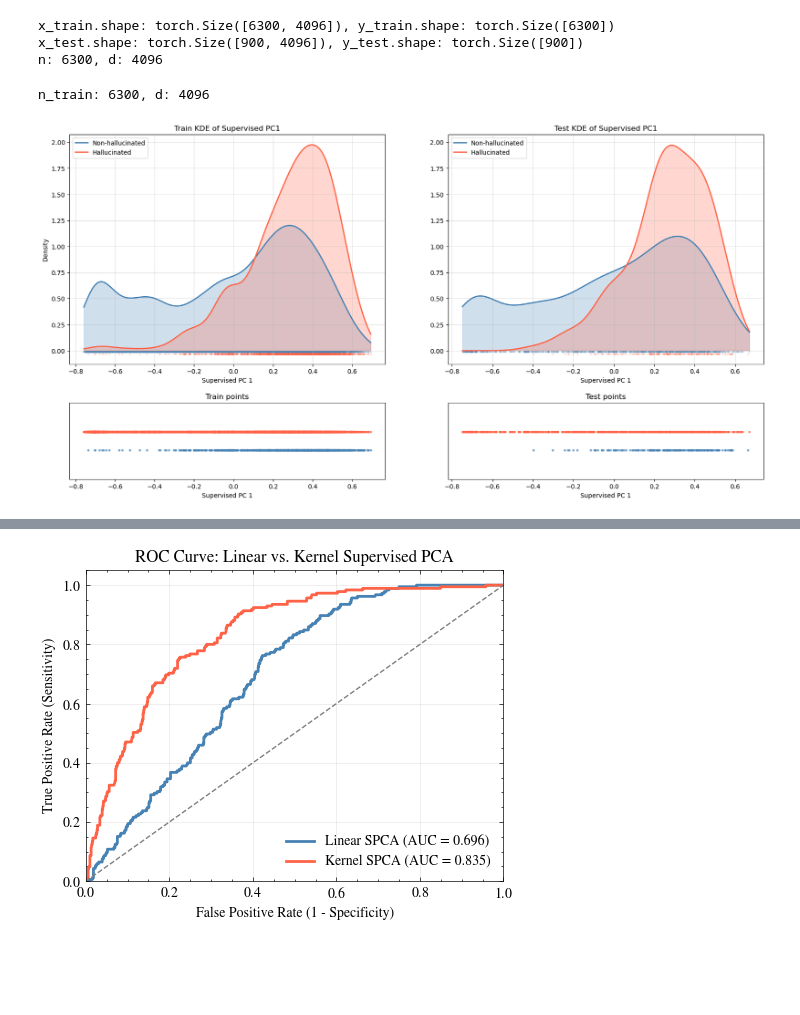
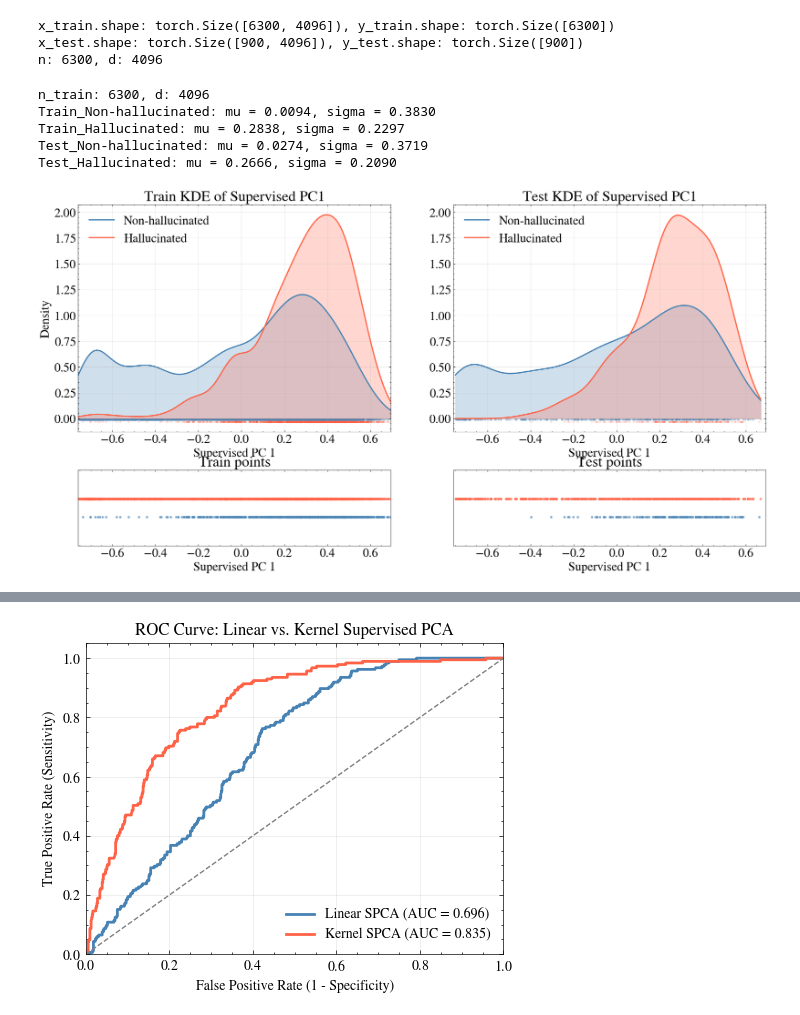
Before and after one commit to afsharim/learn-to-steer, a Jupyter notebook: src/examples/milad/extract_model_responses_train_llava_x_prompt.ipynb, the cells around one changed output, grey strips where cells are left out. Saved outputs shown, nothing was run; the diff lists cells and outputs as text; code cells hidden in the pictures; blank space fills up the shorter version.

```diff
--- a/src/examples/milad/extract_model_responses_train_llava_x_prompt.ipynb
+++ b/src/examples/milad/extract_model_responses_train_llava_x_prompt.ipynb
@@ -7,12 +7,13 @@ from sklearn.model_selection import train_test_split
 import matplotlib.pyplot as plt
 import random
 from scipy.stats import gaussian_kde
-
+import scienceplots
+plt.style.use(['science', 'no-latex'])
 
 seed=0
 set_seed(seed)
 
-device = torch.device("cuda:7" if torch.cuda.is_available() else "cpu")
+device = torch.device("cuda:6" if torch.cuda.is_available() else "cpu")
 
 data = torch.load("/research/hal-afsharim/learn-to-steer/Hallucination/POPE/hallucination/features/save_hidden_states_llava_pope_train_features_normal_14_all_-1_milad.pth")
 pos_data = torch.load("/research/hal-afsharim/learn-to-steer/Hallucination/POPE/hallucination/features/save_hidden_states_for_l2s_llava_pope_train_features_pos_answers_14_all_all_train_-1.pth")
@@ -235,7 +236,8 @@ y_test_np  = y_label_t.detach().cpu().numpy().ravel()
 
 xs_train = np.linspace(z_train_np.min() , z_train_np.max() , 500)
 xs_test  = np.linspace(z_test_np.min() , z_test_np.max() , 500)
-
+#change the font size of the plots to be larger for better visibility
+plt.rcParams.update({'font.size': 20})
 stats = {}
 # build a 2x2 grid: top row = KDEs, bottom row = corresponding scatter strips
 fig = plt.figure(figsize=(20, 10))
@@ -272,34 +274,38 @@ for ax, zs, ys, xs, title in [
     ax.grid(True, alpha=0.4)
     if ax is ax_kde_train:
         ax.set_ylabel("Density")
     ax.legend()
 
 # Bottom row: horizontal scatter strips (one small row per train/test)
 for ax, zs, ys, xs, title in [
     (ax_scatter_train, z_train_np, y_train_np, xs_train, "Train points"),
     (ax_scatter_test,  z_test_np,  y_test_np,  xs_test,  "Test points")
 ]:
     for cls, color, yval in [(-1, "tomato", 0.12), (1, "steelblue", -0.12)]:
         mask = ys == cls
         if mask.sum() == 0:
             continue
         y_vals = np.full(mask.sum(), yval)
         ax.scatter(zs[mask], y_vals, color=color, alpha=0.6, s=8)
 
     ax.set_yticks([])
     ax.set_title(title)
     ax.set_xlabel("Supervised PC 1")
     # keep a small vertical margin so points are visible
     ax.set_ylim(-0.5, 0.5)
     # align x-limits with the corresponding KDE x-range
     ax.set_xlim(min(xs_train.min(), xs_test.min()), max(xs_train.max(), xs_test.max()))
 
 
 plt.tight_layout()
 plt.show()
 # %% [output]
 n_train: 6300, d: 4096
+Train_Non-hallucinated: mu = 0.0094, sigma = 0.3830
+Train_Hallucinated: mu = 0.2838, sigma = 0.2297
+Test_Non-hallucinated: mu = 0.0274, sigma = 0.3719
+Test_Hallucinated: mu = 0.2666, sigma = 0.2090
-[figure, old version]
+[figure, new version]
 # %%
 gamma = 1
 lambda_reg = 5e-4
```
Also changed, not shown: parts of 6 cells of this notebook, 11 other files.
